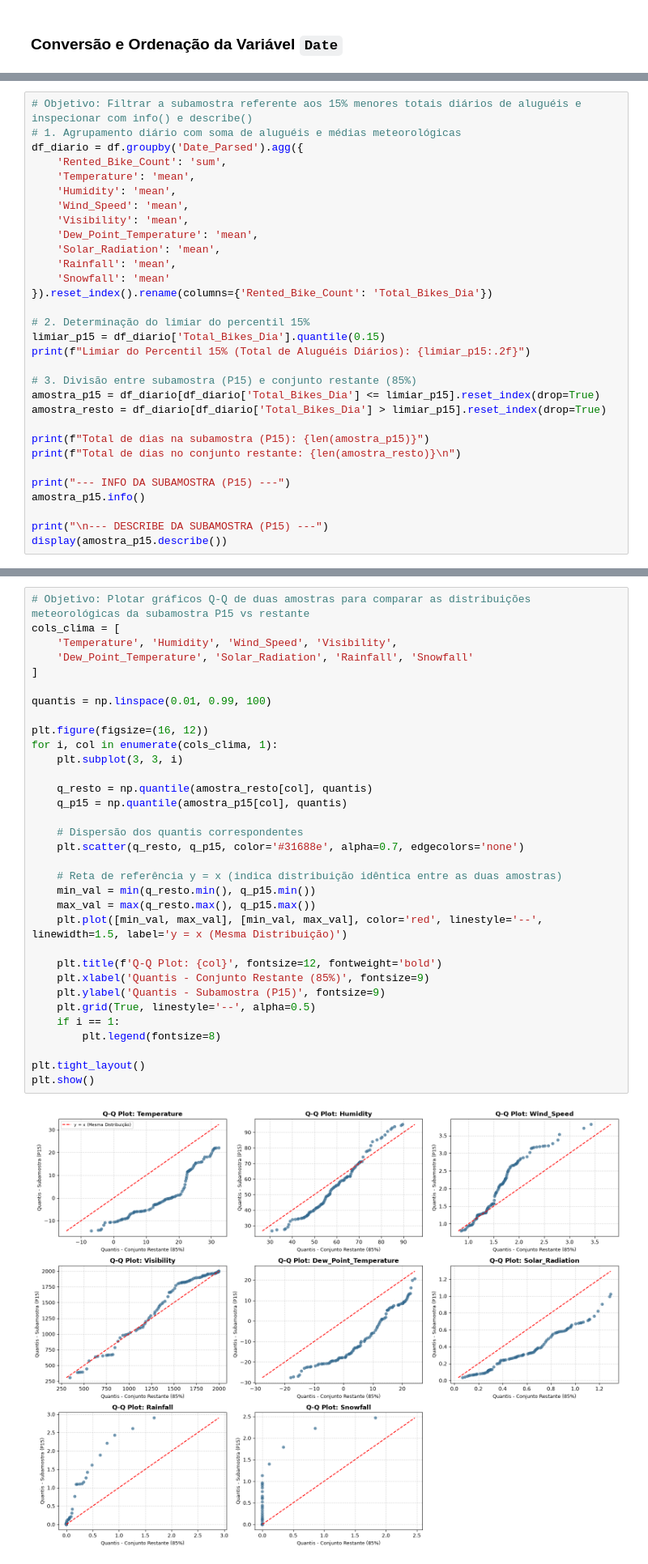
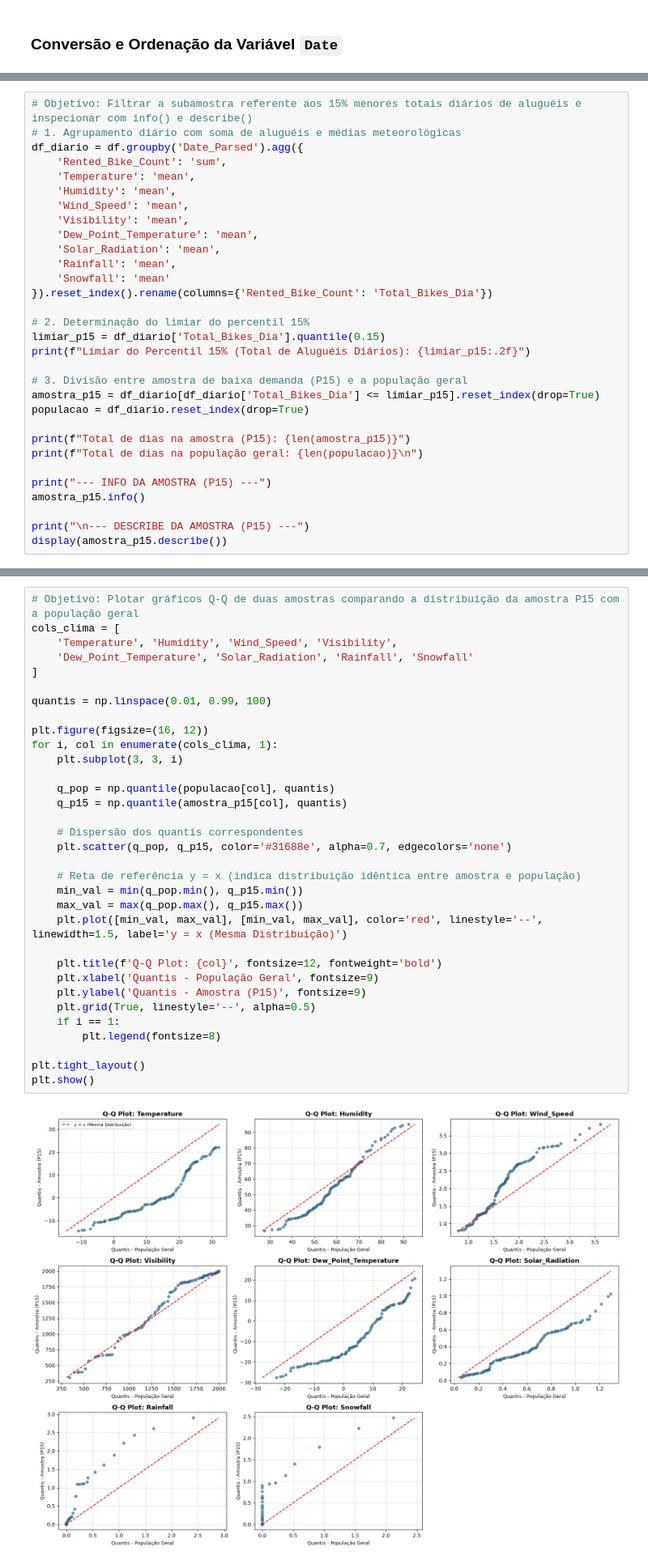
Before and after one commit to Colemo1208/Previsao-e-Dinamica-de-Demanda-Sistema-de-Bicicletas-Compartilhadas-de-Seul, a Jupyter notebook: EXAME_B.ipynb, the cells around one changed output, grey strips where cells are left out. Shown at 81% size. Drawn from its saved outputs; the diff is of its cells as text.

```diff
--- a/EXAME_B.ipynb
+++ b/EXAME_B.ipynb
@@ -755,17 +831,17 @@ df_diario = df.groupby('Date_Parsed').agg({
 limiar_p15 = df_diario['Total_Bikes_Dia'].quantile(0.15)
 print(f"Limiar do Percentil 15% (Total de Aluguéis Diários): {limiar_p15:.2f}")
 
-# 3. Divisão entre subamostra (P15) e conjunto restante (85%)
+# 3. Divisão entre amostra de baixa demanda (P15) e a população geral
 amostra_p15 = df_diario[df_diario['Total_Bikes_Dia'] <= limiar_p15].reset_index(drop=True)
-amostra_resto = df_diario[df_diario['Total_Bikes_Dia'] > limiar_p15].reset_index(drop=True)
+populacao = df_diario.reset_index(drop=True)
 
-print(f"Total de dias na subamostra (P15): {len(amostra_p15)}")
-print(f"Total de dias no conjunto restante: {len(amostra_resto)}\n")
+print(f"Total de dias na amostra (P15): {len(amostra_p15)}")
+print(f"Total de dias na população geral: {len(populacao)}\n")
 
-print("--- INFO DA SUBAMOSTRA (P15) ---")
+print("--- INFO DA AMOSTRA (P15) ---")
 amostra_p15.info()
 
-print("\n--- DESCRIBE DA SUBAMOSTRA (P15) ---")
+print("\n--- DESCRIBE DA AMOSTRA (P15) ---")
 display(amostra_p15.describe())
 # %% [output]
 Limiar do Percentil 15% (Total de Aluguéis Diários): 3930.20
@@ -795,39 +871,39 @@ memory usage: 4.4 KB
 | max | 2018-11-09 00:00:00 | 3914.000000 | 22.081818 | 95.809524 | 3.915000 | 1999.562500 | 20.836364 | ... |
 | std | NaN | 1328.441268 | 10.932990 | 19.070873 | 0.825659 | 544.880752 | 13.538326 | ... |
 # %%
-# Objetivo: Plotar gráficos Q-Q de duas amostras para comparar as distribuições meteorológicas da subamostra P15 vs restante
+# Objetivo: Plotar gráficos Q-Q de duas amostras comparando a distribuição da amostra P15 com a população geral
 cols_clima = [
     'Temperature', 'Humidity', 'Wind_Speed', 'Visibility',
     'Dew_Point_Temperature', 'Solar_Radiation', 'Rainfall', 'Snowfall'
 ]
 
 quantis = np.linspace(0.01, 0.99, 100)
 
 plt.figure(figsize=(16, 12))
 for i, col in enumerate(cols_clima, 1):
     plt.subplot(3, 3, i)
 
-    q_resto = np.quantile(amostra_resto[col], quantis)
+    q_pop = np.quantile(populacao[col], quantis)
     q_p15 = np.quantile(amostra_p15[col], quantis)
 
     # Dispersão dos quantis correspondentes
-    plt.scatter(q_resto, q_p15, color='#31688e', alpha=0.7, edgecolors='none')
+    plt.scatter(q_pop, q_p15, color='#31688e', alpha=0.7, edgecolors='none')
 
-    # Reta de referência y = x (indica distribuição idêntica entre as duas amostras)
-    min_val = min(q_resto.min(), q_p15.min())
-    max_val = max(q_resto.max(), q_p15.max())
+    # Reta de referência y = x (indica distribuição idêntica entre amostra e população)
+    min_val = min(q_pop.min(), q_p15.min())
+    max_val = max(q_pop.max(), q_p15.max())
     plt.plot([min_val, max_val], [min_val, max_val], color='red', linestyle='--', linewidth=1.5, label='y = x (Mesma Distribuição)')
 
     plt.title(f'Q-Q Plot: {col}', fontsize=12, fontweight='bold')
-    plt.xlabel('Quantis - Conjunto Restante (85%)', fontsize=9)
-    plt.ylabel('Quantis - Subamostra (P15)', fontsize=9)
+    plt.xlabel('Quantis - População Geral', fontsize=9)
+    plt.ylabel('Quantis - Amostra (P15)', fontsize=9)
     plt.grid(True, linestyle='--', alpha=0.5)
     if i == 1:
         plt.legend(fontsize=8)
 
 plt.tight_layout()
 plt.show()
 # %% [output]
-[figure, old version]
+[figure, new version]
 # %% [markdown]
 ### O que observei na análise da subamostra e nos Q-Q plots
```
Also changed, not shown: parts of 36 cells of this notebook, 1 other file.
